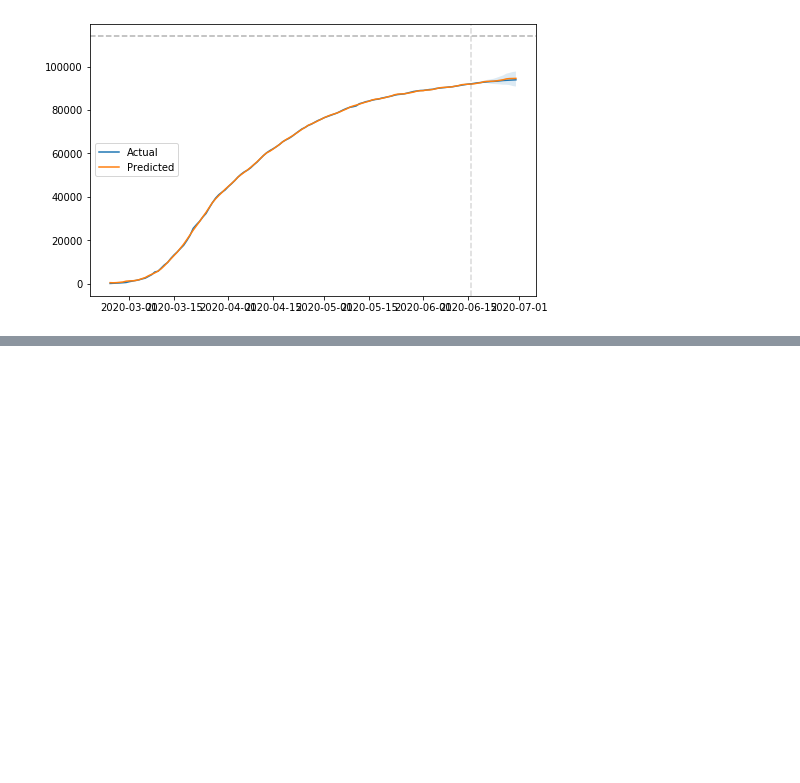
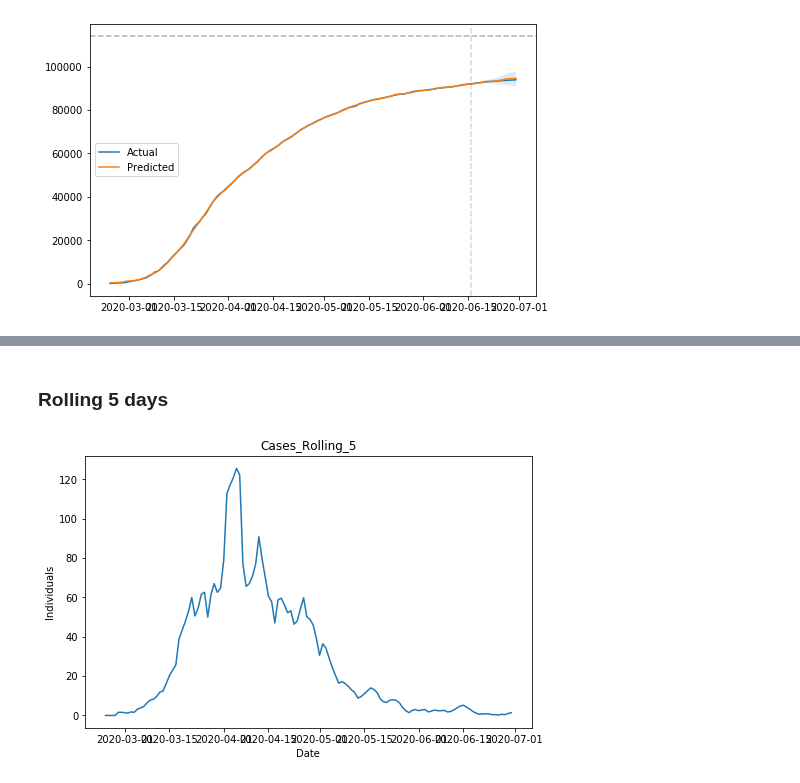
Before and after one commit to nicoloverardo/master-degree-thesis, a Jupyter notebook: notebooks/tsprophet.ipynb, the cells around one changed output, grey strips where cells are left out. Saved outputs shown, nothing was run; the diff lists cells and outputs as text; code cells hidden in the pictures; blank space fills up the shorter version.

Commit message:
Added experiment with rolling

```diff
--- a/notebooks/tsprophet.ipynb
+++ b/notebooks/tsprophet.ipynb
@@ -400,0 +403,25 @@ pm.plot()
+# %% [markdown]
+### Rolling 5 days
+# %%
+province = "Firenze"
+compart = "New_cases"
+date = 'Date'
+group_column = 'Province'
+query = '20200701 > Date'
+# %%
+covidpro_df['Cases_Rolling_5'] = covidpro_df[covidpro_df.Province == province].query(query)[compart].rolling(window=5).mean().fillna(0)
+covidpro_df['Cases_Rolling_7'] = covidpro_df[covidpro_df.Province == province].query(query)[compart].rolling(window=7).mean().fillna(0)
+covidpro_df['Cases_Rolling_14'] = covidpro_df[covidpro_df.Province == province].query(query)[compart].rolling(window=14).mean().fillna(0)
+covidpro_df['Cases_Rolling_30'] = covidpro_df[covidpro_df.Province == province].query(query)[compart].rolling(window=30).mean().fillna(0)
+# %%
+compart = 'Cases_Rolling_5'
+# %%
+pm = ProphetModel(data=covidpro_df,
+                  area=province,
+                  compart=compart,
+                  group_column=group_column,
+                  date_column=date)
+# %%
+pm.plot_data()
+# %% [output]
+[figure, added]
```
Also changed, not shown: parts of 39 cells of this notebook.
